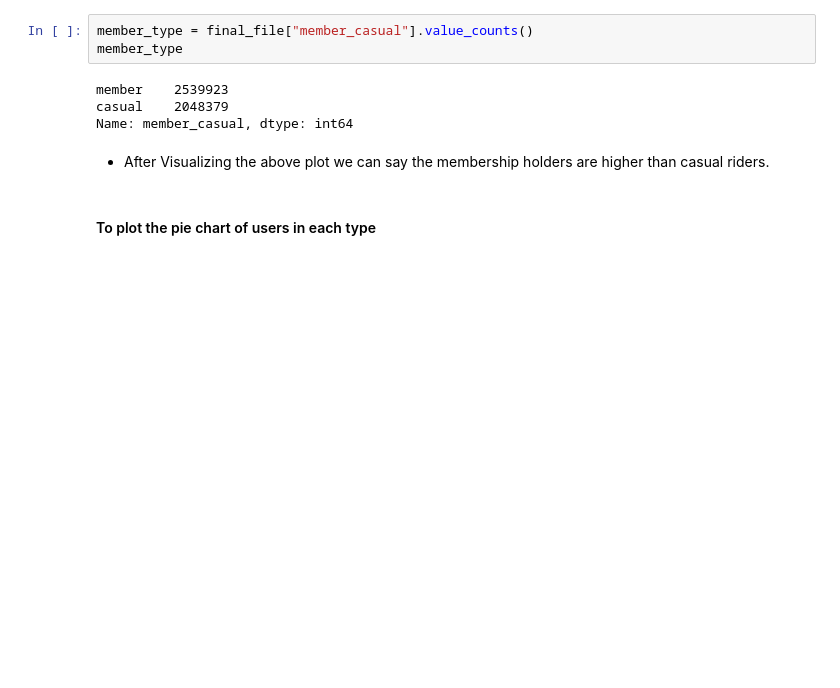
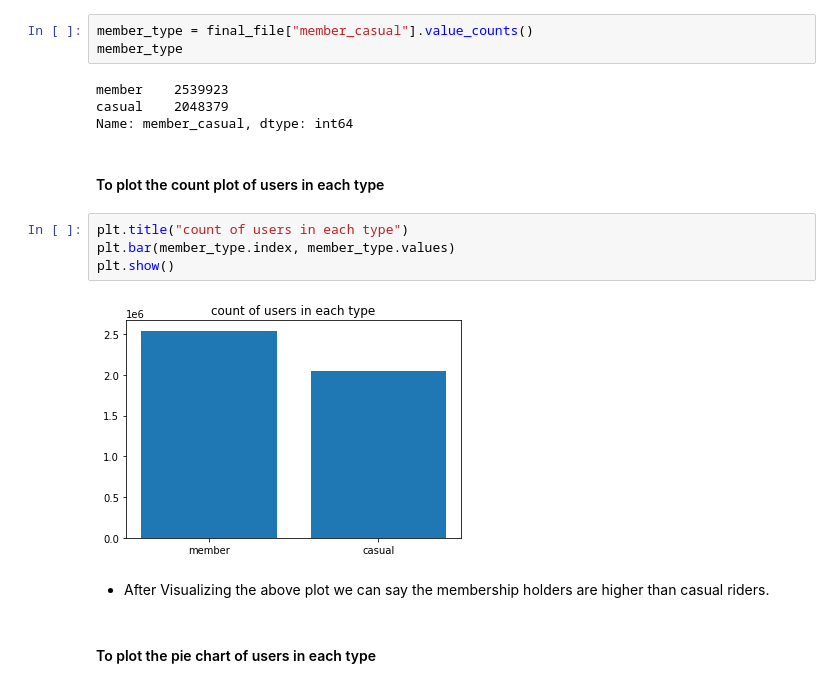
Before and after one commit to Preeteeshraja/Data-Analytics-Cyclistic-Project, a Jupyter notebook: Google Data Analytics Cyclistic Project.ipynb, the cells around one changed output. Saved outputs shown, nothing was run; the diff lists cells and outputs as text; blank space fills up the shorter version.

```diff
--- a/Google Data Analytics Cyclistic Project.ipynb
+++ b/Google Data Analytics Cyclistic Project.ipynb
@@ -532,6 +532,14 @@ member_type
 member    2539923
 casual    2048379
 Name: member_casual, dtype: int64
+# %% [markdown]
+#### To plot the count plot of users in each type
+# %%
+plt.title("count of users in each type")
+plt.bar(member_type.index, member_type.values)
+plt.show()
+# %% [output]
+[figure, added]
 # %% [markdown]
 - After Visualizing the above plot we can say the membership holders are higher than casual riders.
 # %% [markdown]
```
